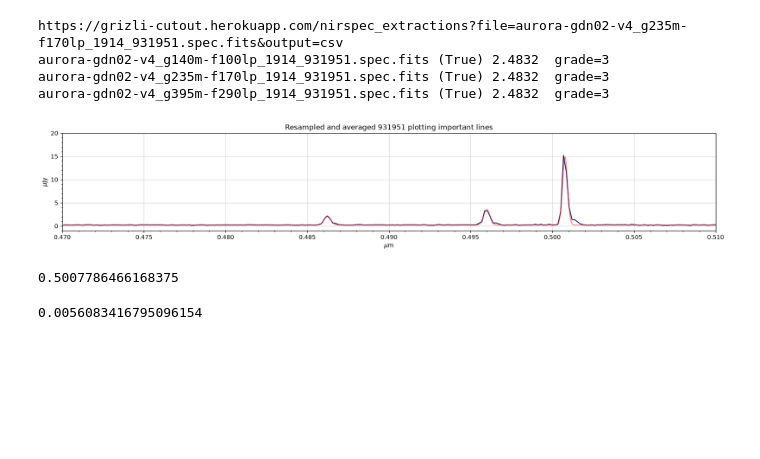
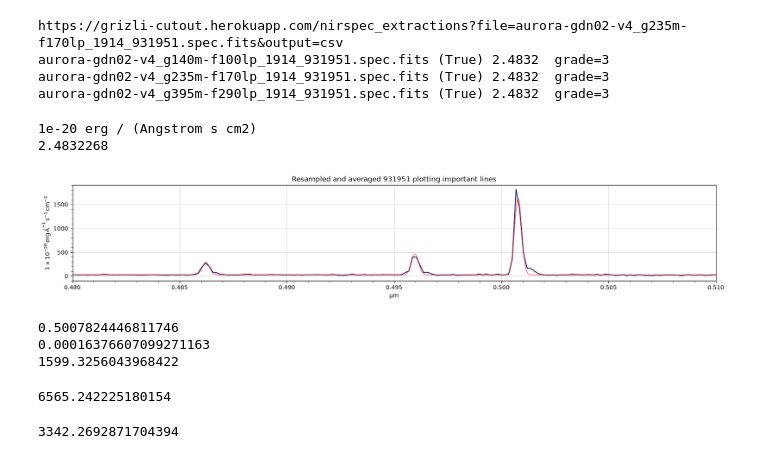
Before and after one commit to CrushinAngel/Astronomical_Investigation_Project, a Jupyter notebook: notebooks/initial_fitting.ipynb, the cells around one changed output. Cells and saved outputs as stored; diff of their text form; code cells hidden in the pictures; blank space fills up the shorter version.

Commit message:
cambios a initial_fitting despues de reunión semana 6, y flujo_medido para aproximación cruda del resultado a obtener

```diff
--- a/notebooks/initial_fitting.ipynb
+++ b/notebooks/initial_fitting.ipynb
@@ -104,16 +104,33 @@ def weighted_average(resampled):
 
     z = resampled[0].meta['z']
 
+    combined_flux = weighted_flux * resampled[0].flux.unit
+    combined_std = weighted_std * resampled[0].flux.unit
+    rest_spectral_axis = resampled[0].spectral_axis/(1 + z)
+
+    target_unit = u.Unit('1e-20 erg / s / cm2 / AA')
+
+    combined_flux_flam = combined_flux.to(target_unit, equivalencies = u.spectral_density(rest_spectral_axis))
+    combined_std_flam = combined_std.to(target_unit, equivalencies = u.spectral_density(rest_spectral_axis))
+
+    print(combined_flux_flam.unit)
+
+    uncertainty_flam = StdDevUncertainty(combined_std_flam)
+
     combined_spectrum = Spectrum(
-        flux = weighted_flux * resampled[0].flux.unit,
+        flux = combined_flux_flam ,
         spectral_axis = resampled[0].spectral_axis/(1 + z),
-        uncertainty = StdDevUncertainty(weighted_std * resampled[0].flux.unit),
+        uncertainty = uncertainty_flam,
         meta = {'z': resampled[0].meta['z']}
     )
+    print(z)
 
     return combined_spectrum
 
 tryout = weighted_average(resampled)
+# %% [output]
+1e-20 erg / (Angstrom s cm2)
+2.4832268
 # %%
 from scipy.optimize import curve_fit
 from astropy.nddata import StdDevUncertainty
@@ -122,18 +139,18 @@ def gauss(x, mean, sigma, amplitude):
     gaussian = amplitude * np.exp((-(x - mean)**2) / (2* sigma**2))
     return gaussian
 
-def test_model(x, a, b,
-               mean_hb, sigma_hb, amp_hb,
-               mean_Oiii1, sigma_Oiii1, amp_Oiii1,
-               mean_Oiii2, sigma_Oiii2, amp_Oiii2):
+def test_model(x, a, b, sigma,
+               mean_hb, amp_hb,
+               mean_Oiii1, amp_Oiii1,
+               mean_Oiii2, amp_Oiii2):
 
     cont = a + b*x
 
     return (
         cont
-        + gauss(x, mean_hb, sigma_hb, amp_hb)
-        + gauss(x, mean_Oiii1, sigma_Oiii1, amp_Oiii1)
-        + gauss(x, mean_Oiii2, sigma_Oiii2, amp_Oiii2)
+        + gauss(x, mean_hb, sigma, amp_hb)
+        + gauss(x, mean_Oiii1, sigma, amp_Oiii1)
+        + gauss(x, mean_Oiii2, sigma, amp_Oiii2)
         )
 
 
@@ -148,62 +165,68 @@ mask = (
 )
 
 wave_subset = tryout.spectral_axis[mask]
 flux_subset = tryout.flux[mask]
 flux_err_subset = tryout.uncertainty.represent_as(StdDevUncertainty).array[mask]
 
-initial = [0.2, 1,
-           0.4860, 0.001, 2.5,
-           0.4967, 0.001, 4,
-           0.5006, 0.001, 15]
+initial = [100, 0.5, 0.001,
+           0.4860, 367,
+           0.4957, 623,
+           0.5006, 1610]
 
 popt, pcov = curve_fit(test_model, wave_subset.value, flux_subset.value, p0 = initial,
                        sigma = flux_err_subset, absolute_sigma = True)
 
 
 
 f, ax = plt.subplots(figsize = (20, 3))
 
-ax.plot(wave_subset.value, flux_subset.value, color = 'midnightblue')
+ax.plot(wave_subset, flux_subset, color = 'midnightblue')
 
 wave_model = np.linspace(
     wave_subset.value.min(),
     wave_subset.value.max(),
     5000
 )
 
 flux_model = test_model(wave_model, *popt)
 
 ax.plot(wave_model, flux_model, color = 'r', alpha = 0.5)
 ax.minorticks_on()
 
-ax.set_xlabel(r'$\mu$m')
-ax.set_ylabel(r'$\mu$Jy')
-ax.set_xlim(0.47, 0.51)
-ax.set_ylim(-1, 20)
+# ax.set_xlabel(r'$\mu$m')
+# ax.set_ylabel(r'$\mu$Jy')
+ax.set_xlim(0.48, 0.51)
+# ax.set_ylim(-1, 20)
 ax.set_title('Resampled and averaged 931951 plotting important lines')
 ax.grid(alpha = 0.5)
 plt.show()
 # %% [output]
-[figure, old version]
+[figure, new version]
 # %%
-intercept, slope, mu_hb, sig_hb, amp_hb, mu_4959, sig_4959, amp_4959, mu_5007, sig_5007, amp_5007 = popt
+intercept, slope, sigma, mu_hb, amp_hb, mu_4959, amp_4959, mu_5007, amp_5007 = popt
 
 tryout_dict = {
     'intercept': intercept,
     'mu_hb': mu_hb,
-    'sig_hb': sig_hb,
     'amp_hb': amp_hb,
     'mu_4959': mu_4959,
-    'sig_4959': sig_4959,
     'amp_4959': amp_4959,
     'mu_5007': mu_5007,
-    'sig_5007': sig_5007,
     'amp_5007': amp_5007
 }
 
 print(mu_5007)
-int_5007 = amp_5007 * np.sqrt(np.pi* 2 * sig_5007**2)
-int_5007 # (This is in uJy! I would want it in 10^-20 erg/s/cm2 to actually be able to compare to the measurement given by msaexp)
+print(sigma)
+print(amp_5007)
+int_5007 = amp_5007 * np.sqrt(np.pi* 2 * (sigma * 1e4)**2)
+# 1875.7834929086152
+int_5007 # Now I supposedly have it in flambda, so it should be in accord to msaexp, but I realize now that it is not the measurement that I found
 # %% [output]
-0.5007786466168375
+0.5007824446811746
+0.00016376607099271163
+1599.3256043968422
-0.0056083416795096154
+6565.242225180154
+# %%
+amp_5007 * (sig_5007 * 1e4 * 2.5) / 2
+# %% [output]
+3342.2692871704394
```
Also changed, not shown: parts of 1 cell of this notebook, 3 other files.
